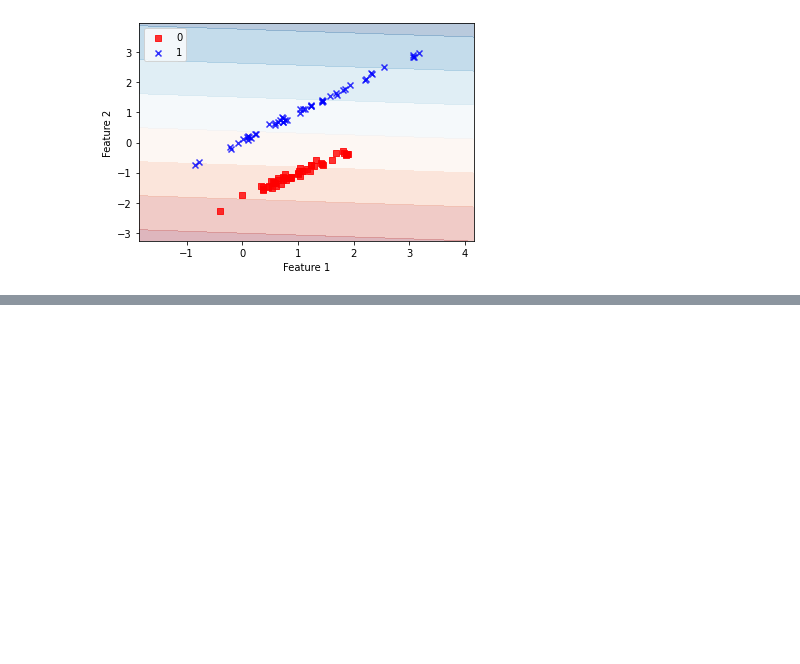
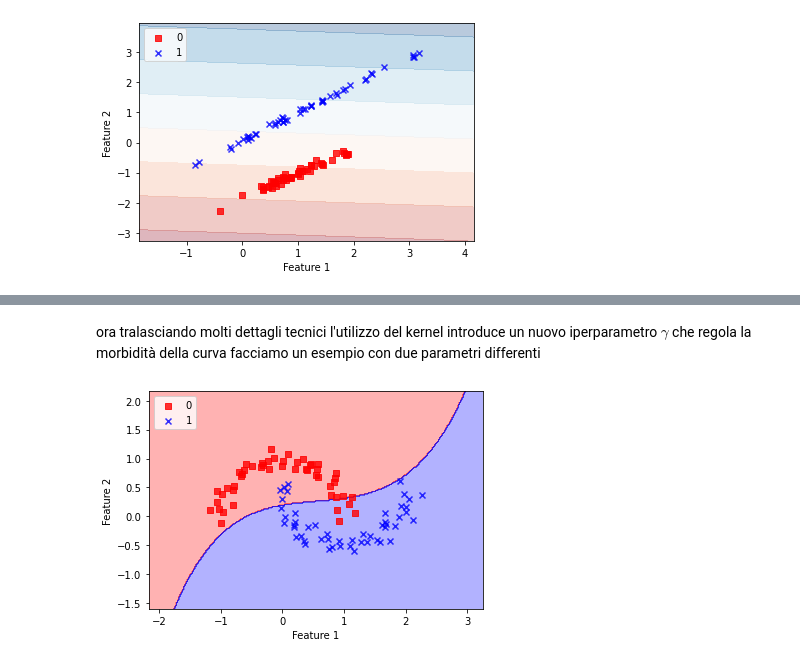
Before and after one commit to fdalforno/basic_course, a Jupyter notebook: 05 - Algoritmi.ipynb, the cells around one changed output, grey strips where cells are left out. Saved outputs shown, nothing was run; the diff lists cells and outputs as text; code cells hidden in the pictures; blank space fills up the shorter version.

```diff
--- a/05 - Algoritmi.ipynb
+++ b/05 - Algoritmi.ipynb
@@ -463,0 +576,4 @@ dataset.plot_decision_region(X,y,svm)
+# %%
+X,y = dataset.create_moon_dataset(separation=0.1)
+svm = SVC(kernel='rbf',C=10)
+svm.fit(X, y)
@@ -463,0 +586,8 @@ dataset.plot_decision_region(X,y,svm)
+# %% [markdown]
+ora tralasciando molti dettagli tecnici l'utilizzo del kernel introduce un nuovo iperparametro $\gamma$ che regola la morbidità della curva facciamo un esempio con due parametri differenti
+# %%
+svm = SVC(kernel='rbf',C=10,gamma=0.1)
+svm.fit(X, y)
+dataset.plot_decision_region(X,y,svm)
+# %% [output]
+[figure, added]
```
Also changed, not shown: parts of 24 cells of this notebook, 7 other files.
